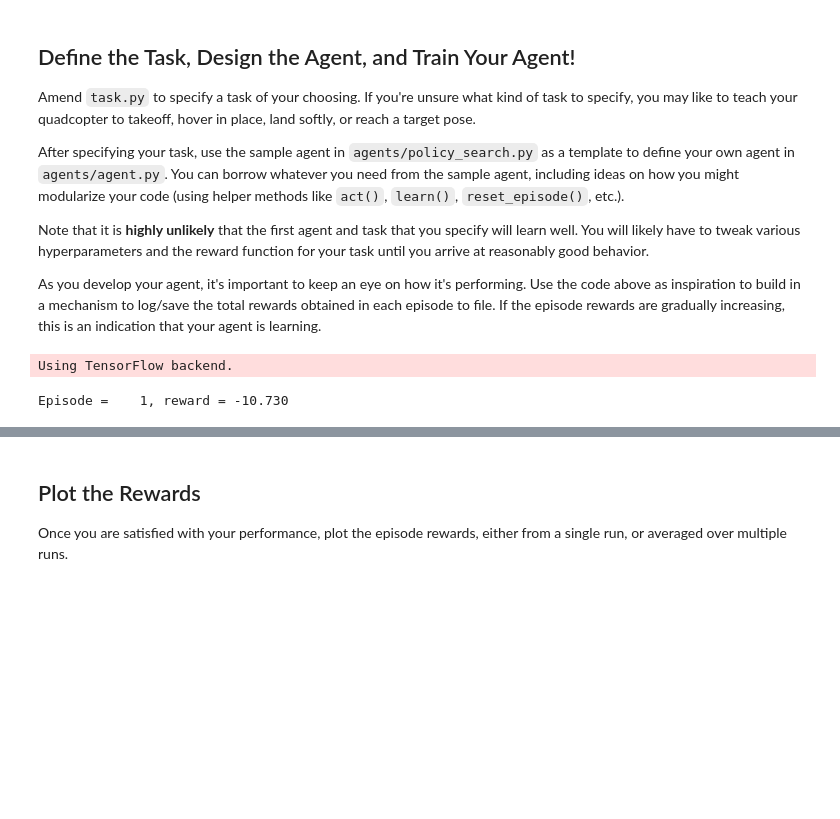
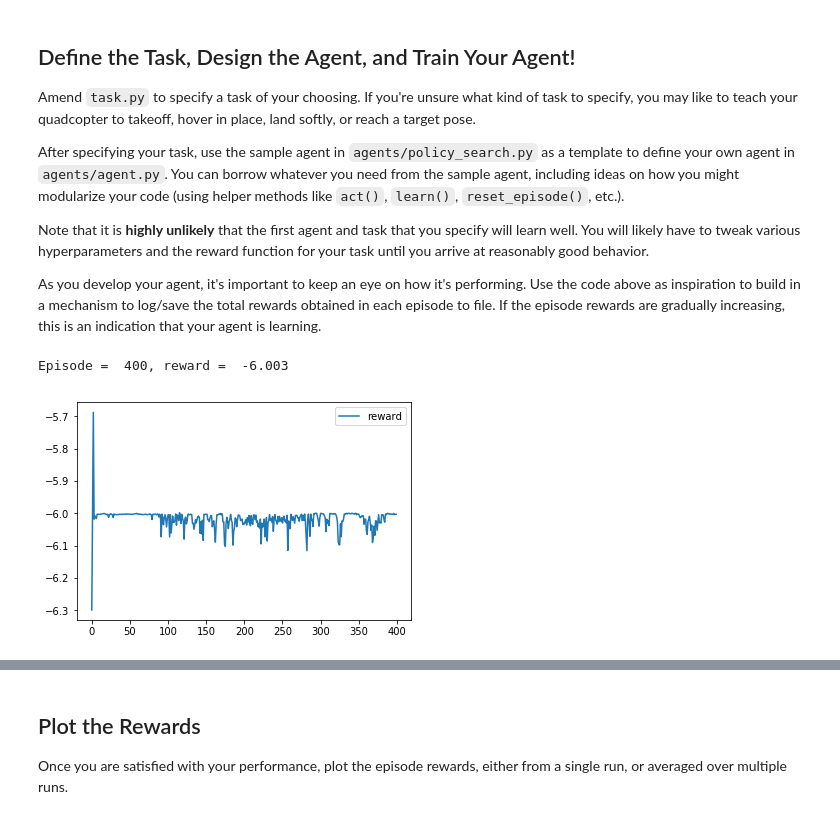
Before and after one commit to gregoriomezquita/RL-Quadcopter-2, a Jupyter notebook: Quadcopter_Project.ipynb, the cells around one changed output, grey strips where cells are left out. Cells and saved outputs as stored; diff of their text form; code cells hidden in the pictures; blank space fills up the shorter version.

```diff
--- a/Quadcopter_Project.ipynb
+++ b/Quadcopter_Project.ipynb
@@ -215,38 +215,50 @@ As you develop your agent, it's important to keep an eye on how it's performing.
 ## TODO: Train your agent here.
 import sys
 import pandas as pd
 import numpy as np
 from agents.policy_search import PolicySearch_Agent
 from agents.agent import DDPG
 from task import Task
 
 
-num_episodes = 1
+num_episodes = 400
 init_pose= np.array([0., 0., 0., 0., 0., 0.])
 target_pos = np.array([0., 0., 10.])
 
 task = Task(init_pose= init_pose, target_pos=target_pos)
 #agent = PolicySearch_Agent(task)
 agent= DDPG(task)
+rewards= []
 
 for i_episode in range(1, num_episodes+1):
     state = agent.reset_episode() # start a new episode
+    r= []
     while True:
         #print(task.sim.pose[:3])
         action = agent.act(state)
         #print('reward', reward)
         next_state, reward, done = task.step(action)
         task.record(action, reward)
+        r.append(reward)
         agent.step(action, reward, next_state, done)
         state = next_state
         if done:
-            print("Episode = {:4d}, reward = {:7.3f}".format(
-                i_episode, reward), end="\r\n")  # [debug]
+            #print("Episode = {:4d}, reward = {:7.3f}".format(i_episode, reward), end="\r\n")  # [debug]
             break
+    mean_reward= np.mean(r)
+    rewards.append(mean_reward)
+    print("\rEpisode = {:4d}, reward = {:7.3f}".format(i_episode, mean_reward), end="")  # [debug]
     sys.stdout.flush()
+
+import matplotlib.pyplot as plt
+%matplotlib inline
+
+plt.plot(rewards, label='reward')
+plt.legend()
+plt.show()
 # %% [output]
-Using TensorFlow backend.
+Episode =  400, reward =  -6.003
-Episode =    1, reward = -10.730
+[figure, added]
 # %%
 import matplotlib.pyplot as plt
 %matplotlib inline
```
Also changed, not shown: parts of 1 cell of this notebook.
